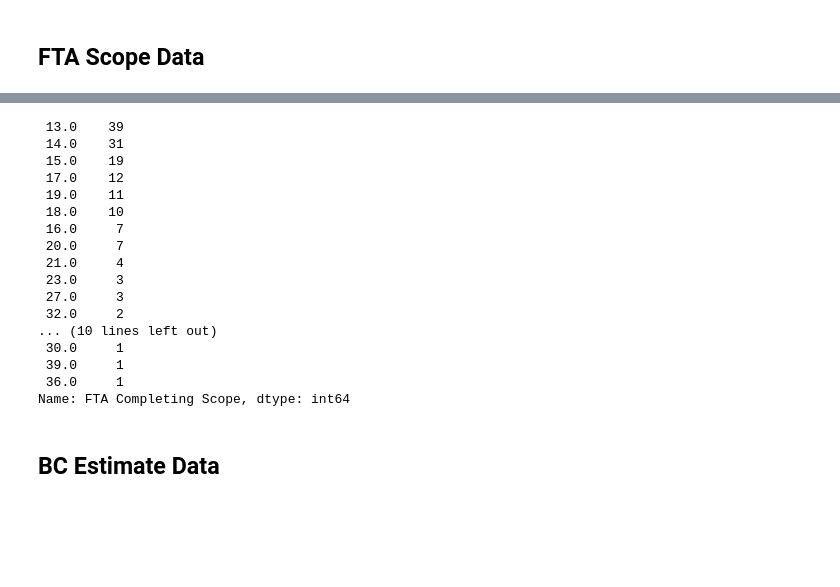
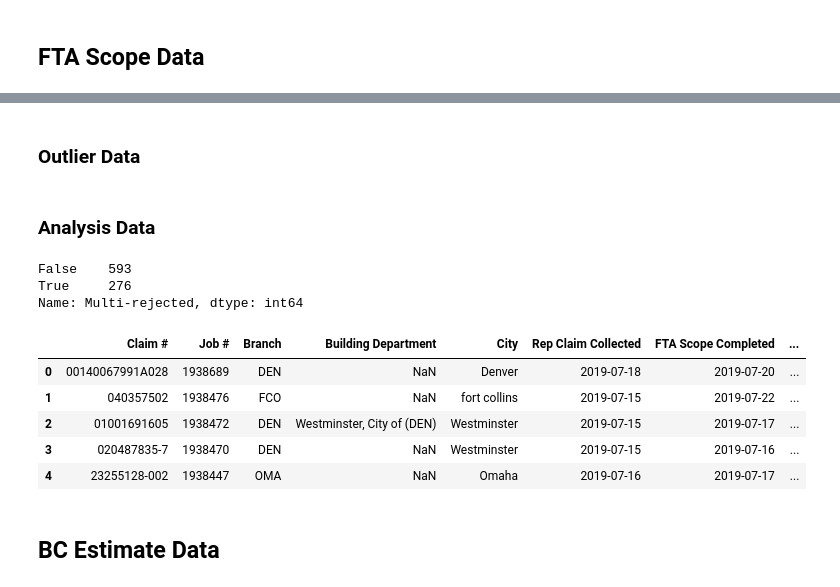
Before and after one commit to ChrisBen191/workflow_project, a Jupyter notebook: data_exporation.ipynb, the cells around one changed output, grey strips where cells are left out. Drawn from its saved outputs; the diff is of its cells as text; code cells hidden in the pictures; blank space fills up the shorter version.

```diff
--- a/data_exporation.ipynb
+++ b/data_exporation.ipynb
@@ -137,23 +199,53 @@ Outlier Records: 162
+# %% [markdown]
+### Outlier Data
 # %%
-outlier_fta_scope_df['FTA Completing Scope'].value_counts()
+# outlier_fta_scope_df['FTA Completing Scope'].value_counts()
-# %% [output]
- 13.0    39
- 14.0    31
- 15.0    19
- 17.0    12
- 19.0    11
- 18.0    10
- 16.0     7
- 20.0     7
- 21.0     4
- 23.0     3
- 27.0     3
- 32.0     2
-... (10 lines left out)
- 30.0     1
- 39.0     1
- 36.0     1
-Name: FTA Completing Scope, dtype: int64
+# %% [markdown]
+### Analysis Data
+# %%
+# information to be combined with the rep data from 'project_table_df'
+fta_scope_project_analysis_df = project_table_df[['Claim #', 'Job #', 'Branch',
+                                                  'Claim Status', 'Rep Claim Collected',
+                                                  'FTA Scope Completed', 'FTA Scope Rejected']]
+
+# information to be combined with the rep data from 'project_info_df'
+fta_scope_info_analysis_df = project_info_df[['Claim #', 'Job #',
+                                              'City', 'Building Department','Multi-rejected',
+                                              'Scope Rejections']]
+
+# information to be combined with the rep data from 'workflow_table_df'
+fta_scope_workflow_analysis_df = workflow_table_df[['Claim #', 'FTA Completing Scope']]
+
+
+# merging all of the dfs together to prepare rep claim analysis
+fta_scope_analysis_df = fta_scope_project_analysis_df.merge(
+    fta_scope_info_analysis_df, on=["Claim #", "Job #"]).merge(
+    fta_scope_workflow_analysis_df, on=['Claim #'])
+
+# organizing the df
+fta_scope_analysis_df = fta_scope_analysis_df[['Claim #','Job #','Branch',
+                                               'Building Department','City','Rep Claim Collected',
+                                               'FTA Scope Completed', 'FTA Scope Rejected','FTA Completing Scope',
+                                               'Scope Rejections', 'Multi-rejected','Claim Status']]
+
+
+fta_scope_analysis_df = fta_scope_analysis_df.loc[fta_scope_analysis_df['FTA Scope Completed'].notnull()==True,:]
+
+
+fta_scope_analysis_df["Multi-rejected"].value_counts()
+# %% [output]
+False    593
+True     276
+Name: Multi-rejected, dtype: int64
+# %%
+fta_scope_analysis_df.head()
+# %% [output]
+|  | Claim # | Job # | Branch | Building Department | City | Rep Claim Collected | FTA Scope Completed | ... |
+| 0 | 00140067991A028 | 1938689 | DEN | NaN | Denver | 2019-07-18 | 2019-07-20 | ... |
+| 1 | 040357502 | 1938476 | FCO | NaN | fort collins | 2019-07-15 | 2019-07-22 | ... |
+| 2 | 01001691605 | 1938472 | DEN | Westminster, City of (DEN) | Westminster | 2019-07-15 | 2019-07-17 | ... |
+| 3 | 020487835-7 | 1938470 | DEN | NaN | Westminster | 2019-07-15 | 2019-07-16 | ... |
+| 4 | 23255128-002 | 1938447 | OMA | NaN | Omaha | 2019-07-16 | 2019-07-17 | ... |
 # %% [markdown]
 ## BC Estimate Data
 # %%
```
Also changed, not shown: parts of 49 cells of this notebook.
